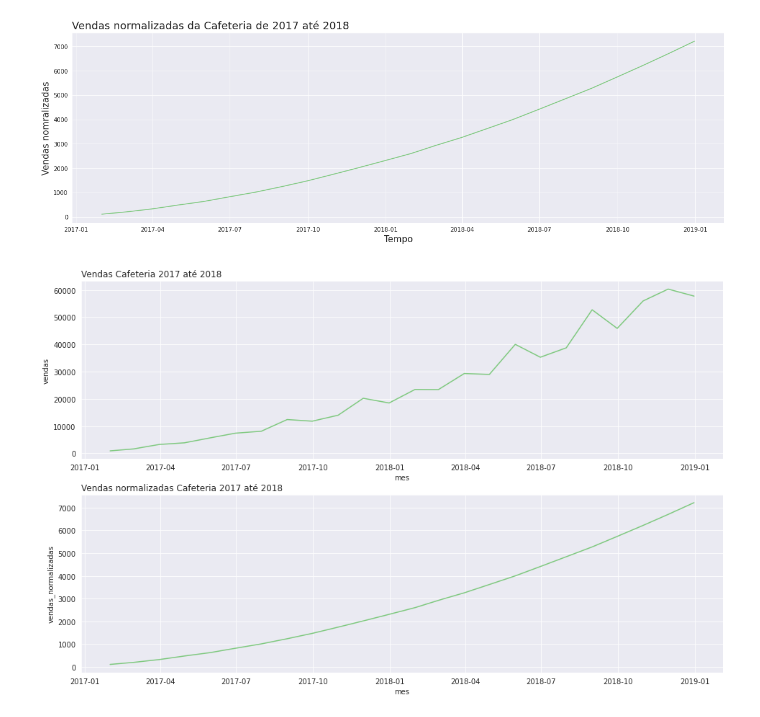
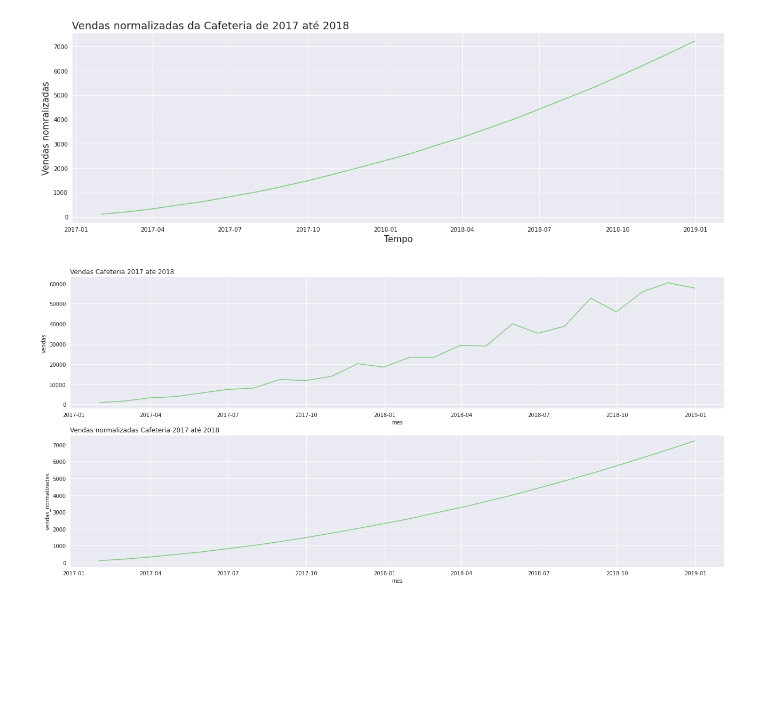
Before and after one commit to King-Bowie/TimeSeries, a Jupyter notebook: TimeSeries.ipynb, the cells around one changed output. Cells and saved outputs as stored; diff of their text form; code cells hidden in the pictures; blank space fills up the shorter version.

```diff
--- a/TimeSeries.ipynb
+++ b/TimeSeries.ipynb
@@ -487,13 +488,13 @@ plotar('Vendas normalizadas da Cafeteria de 2017 até 2018', 'Tempo','Vendas nom
 # %% [output]
 [figure]
 # %%
-plt.figure(figsize=(16,10))
+plt.figure(figsize=(22,10))
 ax = plt.subplot(2,1,1)
 ax.set_title('Vendas Cafeteria 2017 até 2018',loc='left')
 sns.lineplot(x='mes', y='vendas', data = cafe)
 ax = plt.subplot(2,1,2)
 ax.set_title('Vendas normalizadas Cafeteria 2017 até 2018',loc='left')
 sns.lineplot(x='mes', y='vendas_normalizadas', data = cafe)
 plt.show()
 # %% [output]
-[figure, old version]
+[figure, new version]
```
Also changed, not shown: parts of 11 cells of this notebook.
